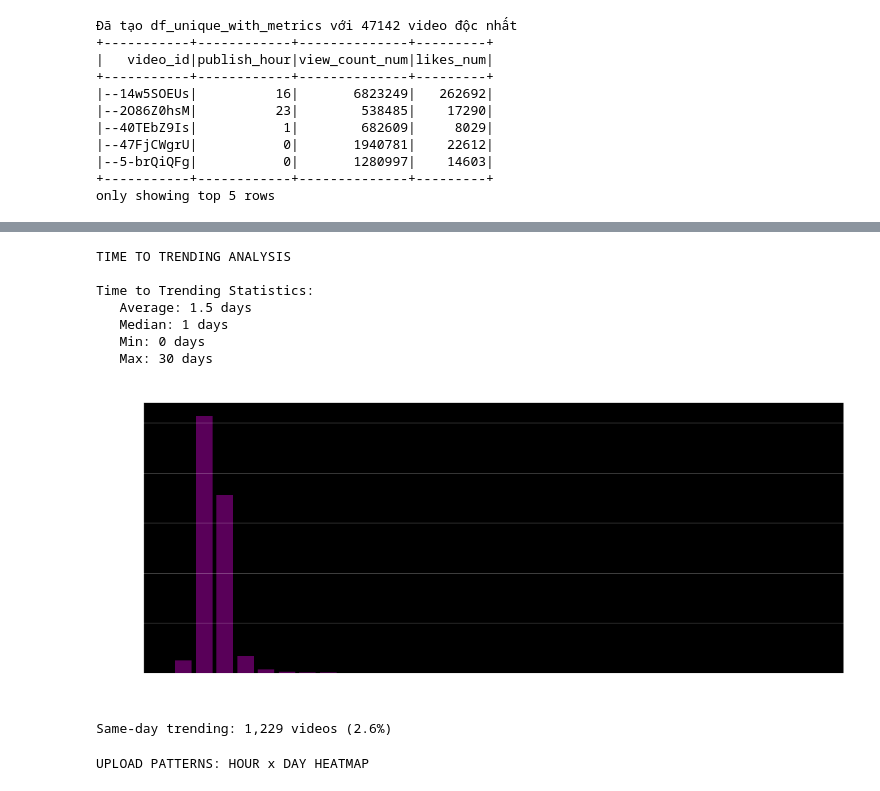
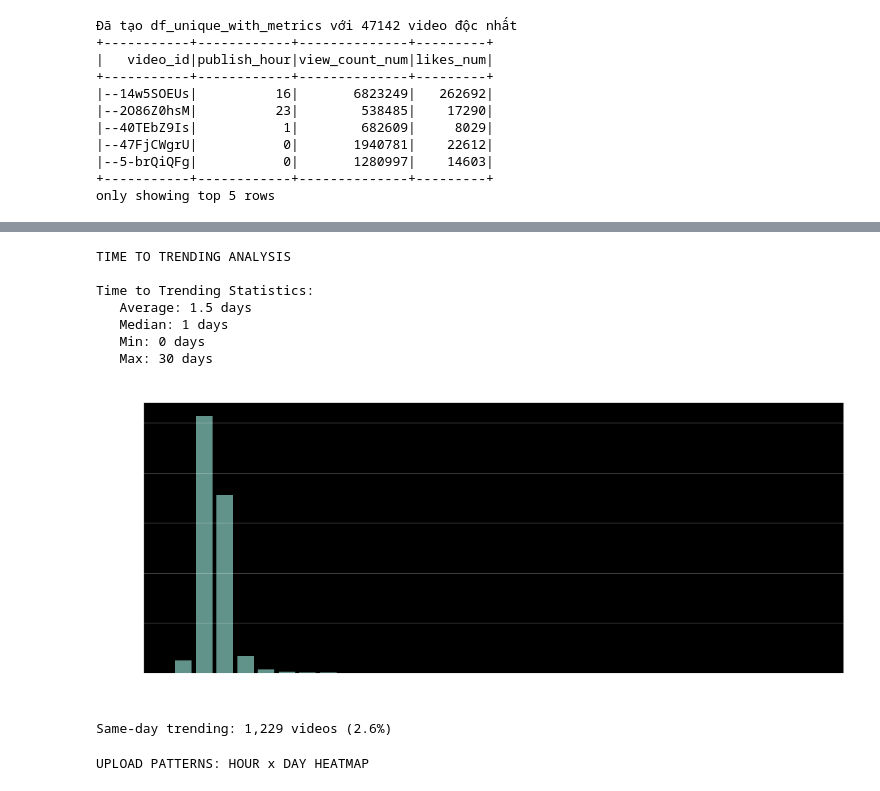
Before and after one commit to 24022404/youtube-pyspark-analysis, a Jupyter notebook: 03_time_analysis.ipynb, the cells around one changed output, grey strips where cells are left out. Drawn from its saved outputs; the diff is of its cells as text; code cells hidden in the pictures.

```diff
--- a/03_time_analysis.ipynb
+++ b/03_time_analysis.ipynb
@@ -338,35 +338,35 @@ days_dist = df_first_trend.groupBy('days_to_trend') \
     .count() \
     .orderBy('days_to_trend') \
     .limit(30)
 
 days_dist_pd = days_dist.toPandas()
 
 # Plot
 plt.figure(figsize=(14, 6))
-plt.bar(days_dist_pd['days_to_trend'], days_dist_pd['count'], color='purple', alpha=0.7)
+plt.bar(days_dist_pd['days_to_trend'], days_dist_pd['count'], alpha=0.7)
 plt.xlabel('Days from Upload to Trending', fontsize=12)
 plt.ylabel('Number of Videos', fontsize=12)
 plt.title('Distribution: Days from Upload to First Trending', fontsize=14, fontweight='bold')
 plt.grid(axis='y', alpha=0.3)
 plt.tight_layout()
 plt.savefig("images/time_analysis/04.png", dpi=300, bbox_inches='tight')
 plt.show()
 
 # Same-day trending
 same_day = df_first_trend.filter(col('days_to_trend') == 0).count()
 total = df_first_trend.count()
 pct = (same_day / total * 100)
 
 print(f"\nSame-day trending: {same_day:,} videos ({pct:.1f}%)")
 # %% [output]
 TIME TO TRENDING ANALYSIS
 
 Time to Trending Statistics:
    Average: 1.5 days
    Median: 1 days
    Min: 0 days
    Max: 30 days
-[figure, old version]
+[figure, new version]
 Same-day trending: 1,229 videos (2.6%)
 # %%
 # PHÂN TÍCH 5: HOUR x DAY HEATMAP
```
Also changed, not shown: parts of 3 cells of this notebook, 7 other files.
